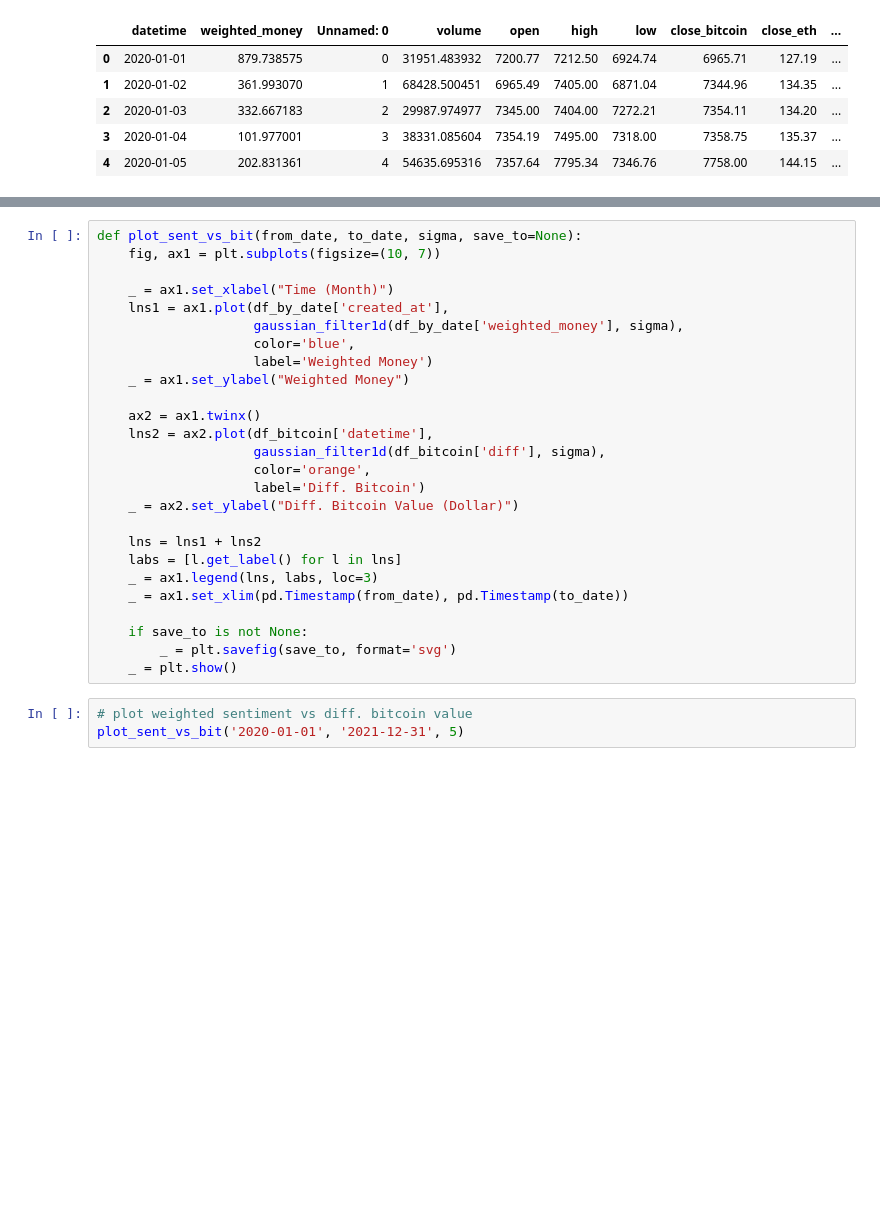
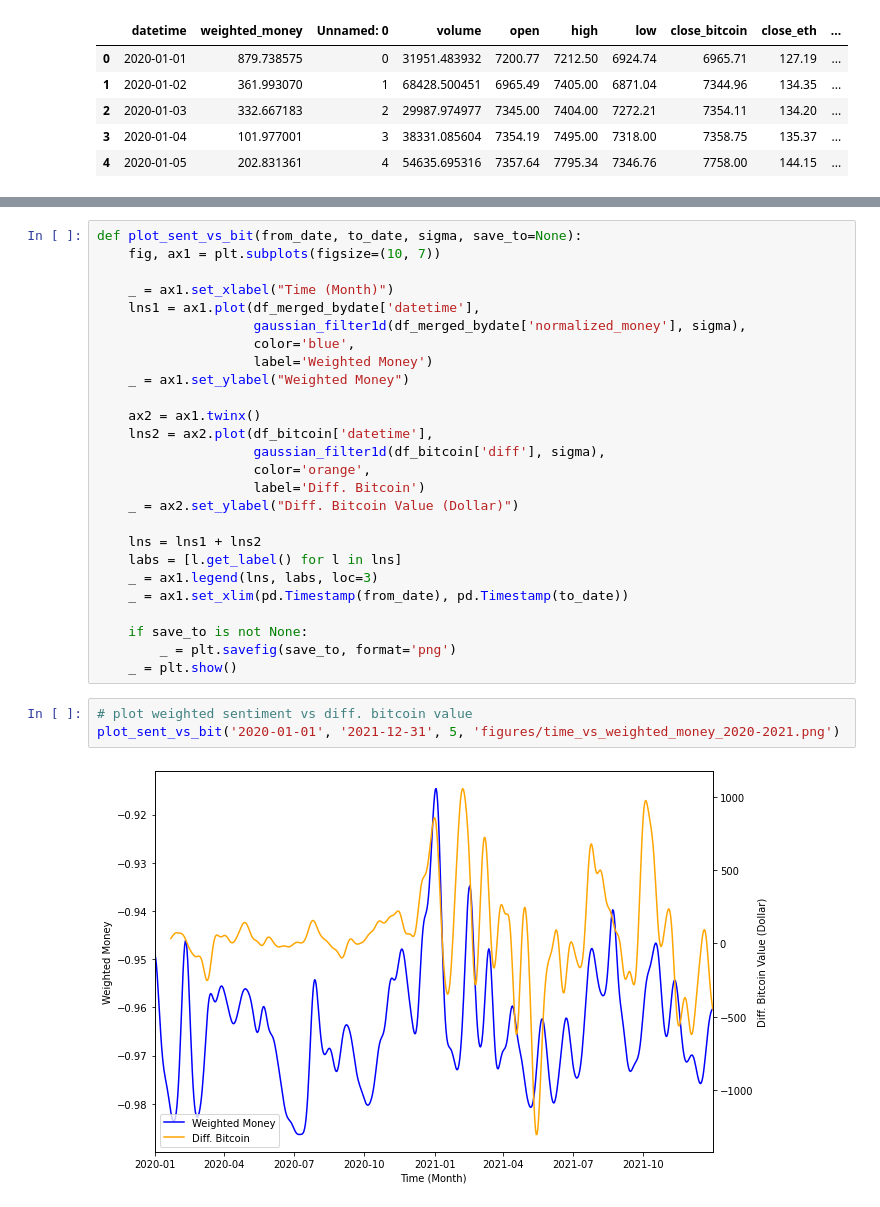
Before and after one commit to kevctae/Bittooth, a Jupyter notebook: notebooks/2.3.2-cs-extract-weighted-money.ipynb, the cells around one changed output, grey strips where cells are left out. Drawn from its saved outputs; the diff is of its cells as text; blank space fills up the shorter version.

Commit message:
Create figures

```diff
--- a/notebooks/2.3.2-cs-extract-weighted-money.ipynb
+++ b/notebooks/2.3.2-cs-extract-weighted-money.ipynb
@@ -129,8 +139,8 @@ def plot_sent_vs_bit(from_date, to_date, sigma, save_to=None):
     fig, ax1 = plt.subplots(figsize=(10, 7))
 
     _ = ax1.set_xlabel("Time (Month)")
-    lns1 = ax1.plot(df_by_date['created_at'],
-                    gaussian_filter1d(df_by_date['weighted_money'], sigma),
+    lns1 = ax1.plot(df_merged_bydate['datetime'],
+                    gaussian_filter1d(df_merged_bydate['normalized_money'], sigma),
                     color='blue',
                     label='Weighted Money')
     _ = ax1.set_ylabel("Weighted Money")
@@ -148,10 +158,12 @@ def plot_sent_vs_bit(from_date, to_date, sigma, save_to=None):
     _ = ax1.set_xlim(pd.Timestamp(from_date), pd.Timestamp(to_date))
 
     if save_to is not None:
-        _ = plt.savefig(save_to, format='svg')
+        _ = plt.savefig(save_to, format='png')
     _ = plt.show()
 # %%
 # plot weighted sentiment vs diff. bitcoin value
-plot_sent_vs_bit('2020-01-01', '2021-12-31', 5)
+plot_sent_vs_bit('2020-01-01', '2021-12-31', 5, 'figures/time_vs_weighted_money_2020-2021.png')
+# %% [output]
+[figure, added]
 # %%
 # plot weighted sentiment vs diff. bitcoin value (2021 only)
```
Also changed, not shown: parts of 3 cells of this notebook, 7 other files.
